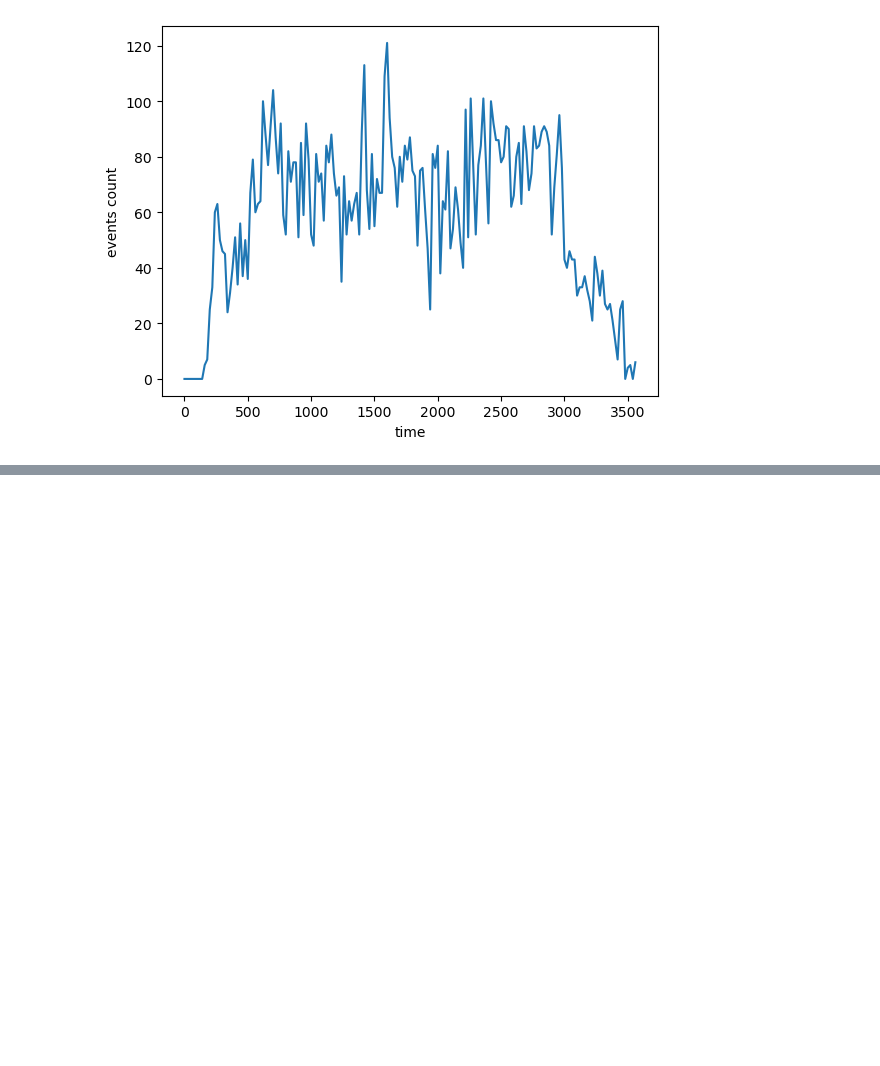
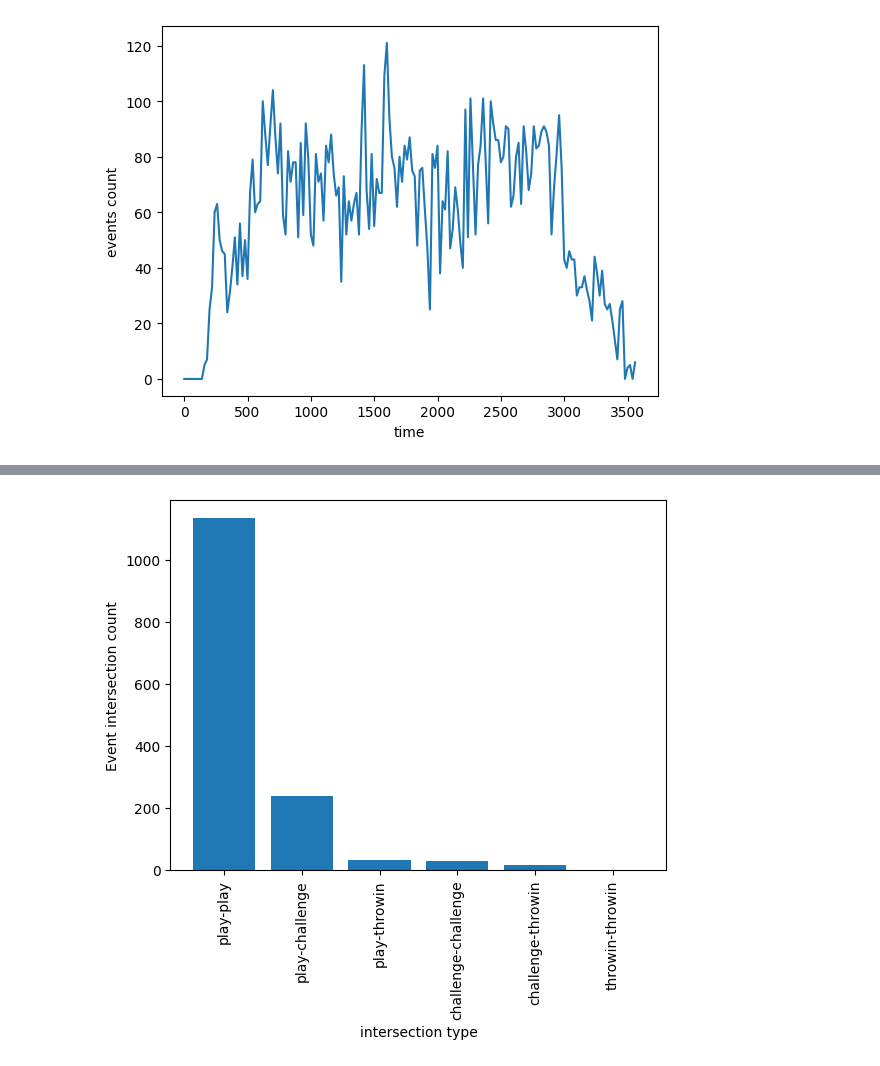
Before and after one commit to MohammadShahin/PMLDL-project, a Jupyter notebook: notebooks/data_understanding.ipynb, the cells around one changed output, grey strips where cells are left out. Saved outputs shown, nothing was run; the diff lists cells and outputs as text; code cells hidden in the pictures; blank space fills up the shorter version.

```diff
--- a/notebooks/data_understanding.ipynb
+++ b/notebooks/data_understanding.ipynb
@@ -172,0 +203,52 @@ Text(0, 0.5, 'events count')
+# %%
+count = {}
+count['play-play'] = 0
+count['play-challenge'] = 0
+count['play-throwin'] = 0
+count['challenge-challenge'] = 0
+count['challenge-throwin'] = 0
+count['throwin-throwin'] = 0
+
+current_events = []
+for index, row in train_csv.iterrows():
+    if row['event'] == 'start':
+        current_events.clear()
+        continue
+    if row['event'] == 'end':
+        current_events.clear()
+        continue
+    current_events.append(row['event'])
+    for i in range(len(current_events)):
+        for j in range(i + 1, len(current_events)):
+            if current_events[i] == "play" and current_events[j] == "play":
+                count['play-play'] += 1
+            if current_events[i] == "challenge" and current_events[j] == "play":
+                count['play-challenge'] += 1
+            if current_events[i] == "play" and current_events[j] == "challenge":
+                count['play-challenge'] += 1
+            if current_events[i] == "play" and current_events[j] == "throwin":
+                count['play-throwin'] += 1
+            if current_events[i] == "throwin" and current_events[j] == "play":
+                count['play-throwin'] += 1
+            if current_events[i] == "challenge" and current_events[j] == "challenge":
+                count['challenge-challenge'] += 1
+            if current_events[i] == "challenge" and current_events[j] == "throwin":
+                count['challenge-throwin'] += 1
+            if current_events[i] == "throwin" and current_events[j] == "challenge":
+                count['challenge-throwin'] += 1
+            if current_events[i] == "throwin" and current_events[j] == "throwin":
+                count['throwin-throwin'] += 1
+
+
+poses = range(len(count.keys()))
+counts = []
+for i in list(count.items()):
+    counts.append(i[1])
+
+plt.bar(list(count.keys()), counts, width=.8,)
+plt.xticks(poses, list(count.keys()), rotation=90)
+plt.xlabel("intersection type")
+plt.ylabel("Event intersection count")
+plt.show()
+# %% [output]
+[figure, added]
```
Also changed, not shown: parts of 6 cells of this notebook, 4 other files.
